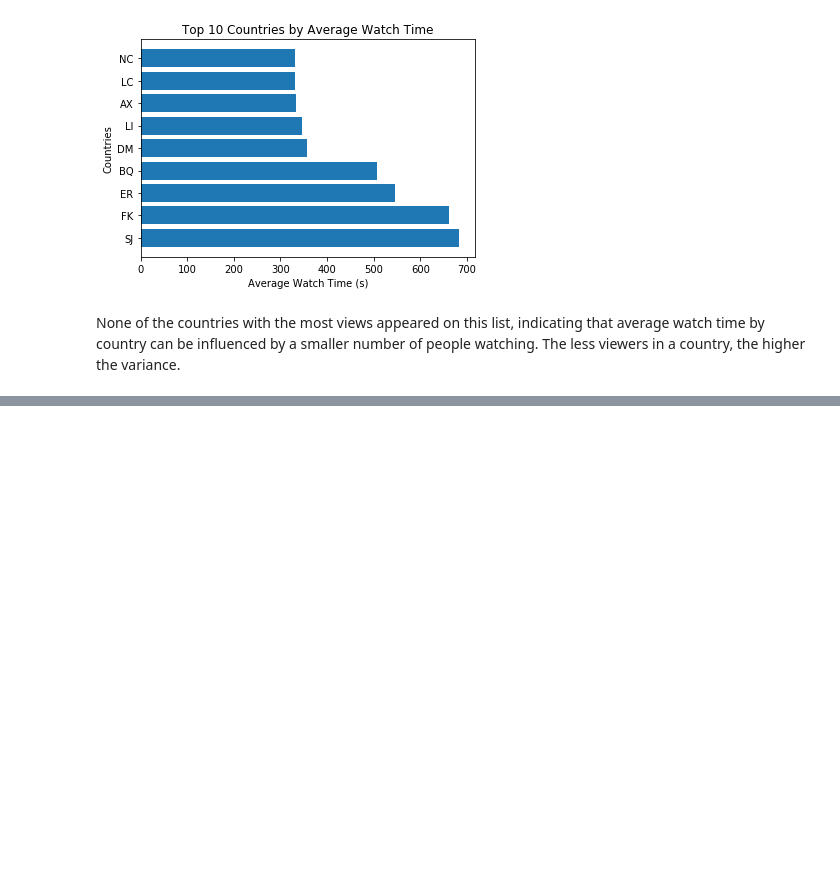
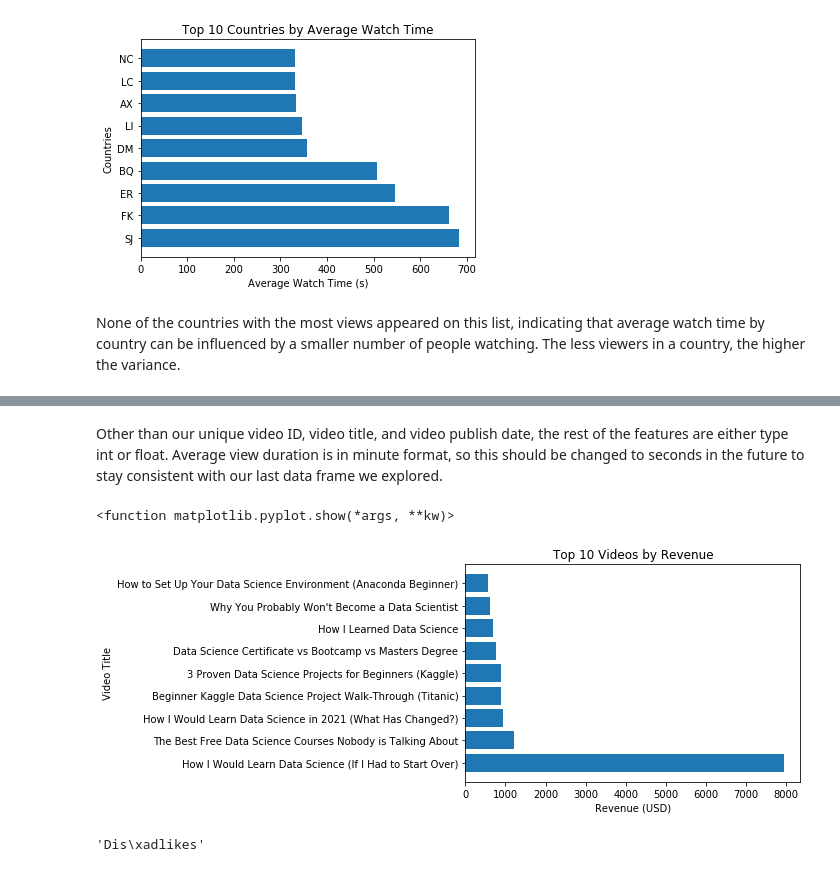
Before and after one commit to hjyoon16/Viewer_Boost_YT_Analysis, a Jupyter notebook: Assignment3.1.ipynb, the cells around one changed output, grey strips where cells are left out. Saved outputs shown, nothing was run; the diff lists cells and outputs as text; code cells hidden in the pictures; blank space fills up the shorter version.

```diff
--- a/Assignment3.1.ipynb
+++ b/Assignment3.1.ipynb
@@ -121,0 +177,20 @@ The 3 most common words that are not dash or an article are 'Data,' 'Science,' a
+# %% [markdown]
+Other than our unique video ID, video title, and video publish date, the rest of the features are either type int or float. Average view duration is in minute format, so this should be changed to seconds in the future to stay consistent with our last data frame we explored.
+# %%
+# Finding Videos with highest revenue
+grouped_video = Video_df.groupby(by = 'Video title', as_index = False).sum()
+grouped_video_sort = grouped_video.sort_values(by = str(Video_df.columns[16]), ascending = False)
+xAxis = grouped_video_sort.loc[:,'Video title'][:9]
+yAxis = grouped_video_sort.loc[:,str(Video_df.columns[16])][:9]
+plt.barh(xAxis, yAxis)
+plt.title("Top 10 Videos by Revenue")
+plt.xlabel('Revenue (USD)')
+plt.ylabel('Video Title')
+plt.show
+# %% [output]
+<function matplotlib.pyplot.show(*args, **kw)>
+[figure, added]
+# %%
+grouped_video.columns[3]
+# %% [output]
+'Dis\xadlikes'
```
Also changed, not shown: parts of 27 cells of this notebook.
